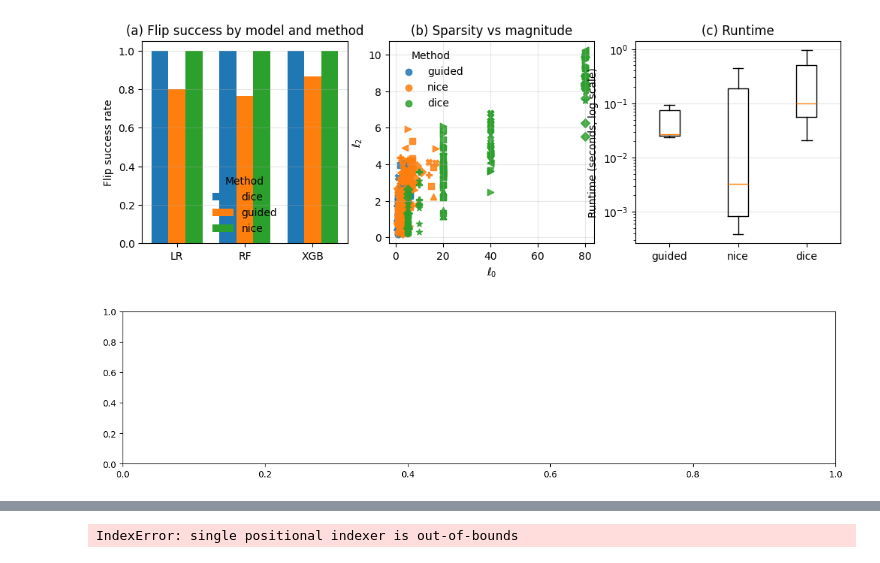
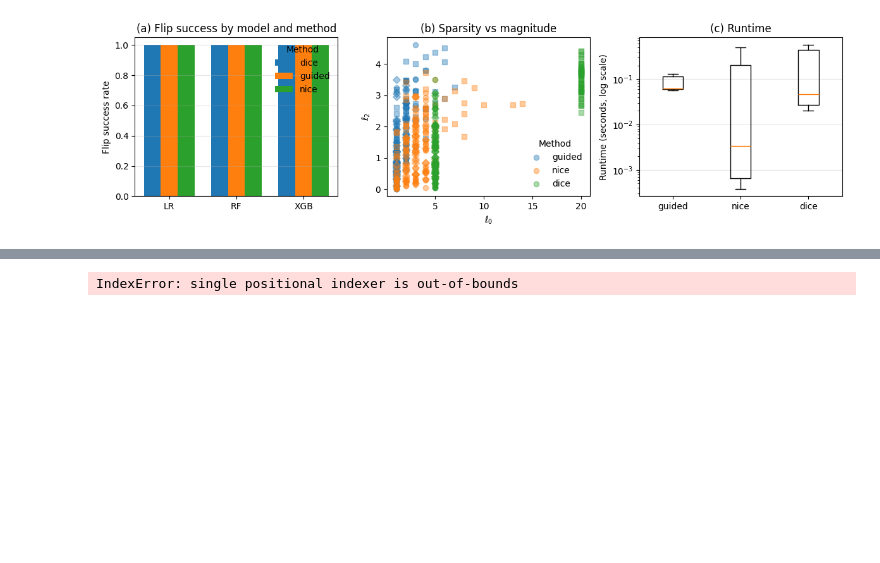
Before and after one commit to leonidaschristodoulou/cf-proposal, a Jupyter notebook: tabpfn_cf5.ipynb, the cells around one changed output, grey strips where cells are left out. Drawn from its saved outputs; the diff is of its cells as text; code cells hidden in the pictures; blank space fills up the shorter version.

```diff
--- a/tabpfn_cf5.ipynb
+++ b/tabpfn_cf5.ipynb
@@ -1024,11 +1061,11 @@ def run_over_datasets(
 
             models = fit_models(X_tr, y_tr, seed=seed)
             dice_spec['models'] = fit_models_for_dice(X_tr_raw, y_tr, pre, outcome_name=dice_spec["outcome_name"], seed=seed, models_sc=models)
-
+            dice_spec['opt_method'] = choose_dice_method(ds_in.name)
             rng = np.random.default_rng(seed)
             factual_indices = rng.choice(X_te.shape[0], size=min(n_factual, X_te.shape[0]), replace=False)
 
-            df = run_benchmark(
+            df, statuses, best_sources = run_benchmark(
                 X_tr_sc=X_tr,
                 X_te_sc=X_te,
                 y_tr=y_tr,
@@ -1055,4 +1092,4 @@ def run_over_datasets(
             all_rows.append(df)
             print("-------------------------")
 
-    return pd.concat(all_rows, ignore_index=True), pre_dict
+    return pd.concat(all_rows, ignore_index=True), pre_dict, statuses, best_sources
@@ -1059,6 +1114,6 @@ def run_over_datasets(
 # %%
 #os.environ["TQDM_DISABLE"] = "1"
-real_datasets = load_many(["adult", "credit-g", "breast_cancer", "diabetes", "gmsc", "ca_housing"], openml_version=2) #
+real_datasets = load_many(["adult", "credit-g", "breast_cancer", "diabetes", "ca_housing", "gmsc"], openml_version=2)
 suite = generate_make_classification_suite(
         n_datasets=30,
         n_samples=1000,
@@ -1070,10 +1125,12 @@ suite = generate_make_classification_suite(
         random_state=42,
     )
 
-# NB that for TabPFN we run NICE without optimization. For everything else we use sparsity
-#df_all, pre_dict = run_over_datasets(real_datasets[1:], seeds=(0,), n_factual=2, guided_n_candidates=1000)
-#df_all, pre_dict = run_over_datasets(suite, seeds=(0,), n_factual=2, guided_n_candidates=1000)
-df_all2, pre_dict2 = run_over_datasets(suite, seeds=(0,), n_factual=2, guided_n_candidates=1000,guided_max_changed_features=8)
+# NB that for TabPFN we run NICE without optimization.
+#df_all, pre_dict, statuses, best_sources = run_over_datasets(
+#    real_datasets[1:-2], seeds=(0,), n_factual=20, guided_max_changed_features=8, guided_n_candidates=2000)
+df_all2, pre_dict2, statuses2, best_sources2 = run_over_datasets(
+    suite, seeds=(1,), n_factual=20, guided_max_changed_features=4, guided_n_candidates=1000)
+#df_all2, pre_dict2 = run_over_datasets(suite, seeds=(0,), n_factual=2, guided_n_candidates=1000,guided_max_changed_features=8)
 # %% [output]
 -------------------------
 Dataset in mc_f5_red3_inf2_seed1405681631
@@ -1103,0 +1147,7 @@ Working with model LR
+# %%
+print("Statuses:", Counter(statuses))
+
+vals, cnts = np.unique(np.array(best_sources, dtype=object), return_counts=True)
+order = np.argsort(-cnts)
+for v, c in zip(vals[order], cnts[order]):
+    print(f"{v:12s}: {c:4d}  ({c/len(best_sources):.1%})")
@@ -1158,8 +1344,6 @@ def plot_cf_summary(df):
 
     x = np.arange(len(models))
     width = 0.25
-
-    fig, ax = plt.subplots(figsize=(12, 3))
 
     for i, method in enumerate(methods):
         vals = [
@@ -1196,40 +1380,47 @@ def plot_cf_summary(df):
             sub = sub_m[sub_m["dataset"] == ds]
             if sub.empty:
                 continue
+            if method=='guided':
+                x = sub["l0"]
+            elif method=='dice':
+                x = sub["l0"]
+            elif method=='nice':
+                x = sub["l0"]
+            else:
+                print("error")
             axes[1].scatter(
                 sub["l0"],
                 sub["l2"],
                 color=method_color[method],
                 marker=marker_map[ds],
-                alpha=0.85,
-                label=method if ds == datasets[0] else None,
+                alpha=0.4,
+                label=method if ds == datasets[0] else None
             )
 
     axes[1].set_xlabel(r"$\ell_0$")
     axes[1].set_ylabel(r"$\ell_2$")
     axes[1].set_title("(b) Sparsity vs magnitude")
     #axes[1].set_xlim([0,15])
-    axes[1].grid(True, alpha=0.3)
+    #axes[1].grid(True, alpha=0.3)
     axes[1].legend(title="Method", frameon=False)
 
     # ---------------------------
     # (3) Runtime distribution
     # ---------------------------
     data = [df[df["method"] == m]["time_s"].values for m in methods]
 
     axes[2].boxplot(
         data,
         labels=methods,
         showfliers=False,
     )
     axes[2].set_yscale("log")  # runtime spans orders of magnitude
     axes[2].set_ylabel("Runtime (seconds, log scale)")
     axes[2].set_title("(c) Runtime")
     axes[2].grid(axis="y", alpha=0.3)
 
     plt.tight_layout()
     #plt.show()
-plot_cf_summary(df_all)
+plot_cf_summary(df_all2)
 # %% [output]
-[figure, old version]
+[figure, new version]
-[figure, removed]
```
Also changed, not shown: parts of 21 cells of this notebook, 2 other files.
